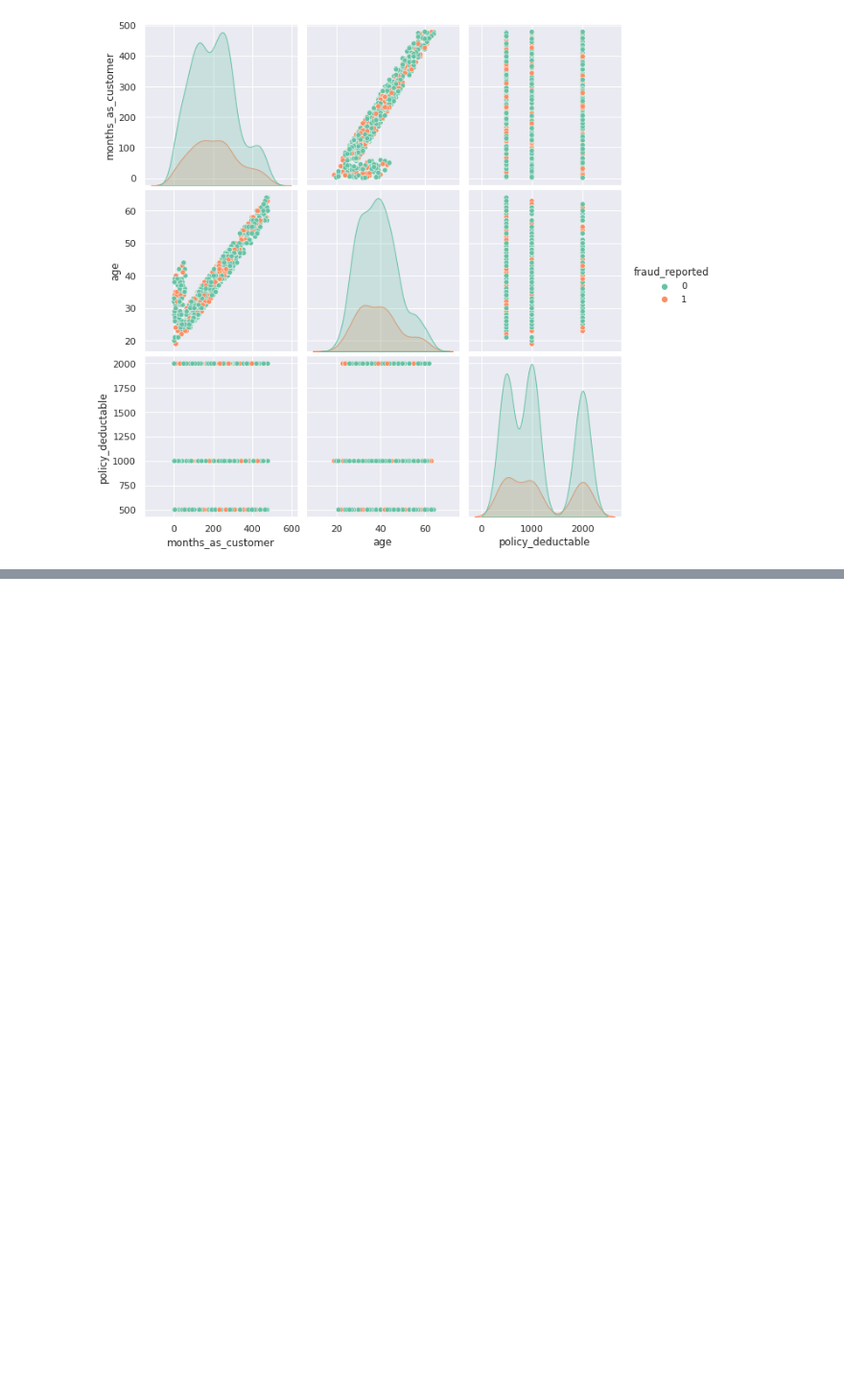
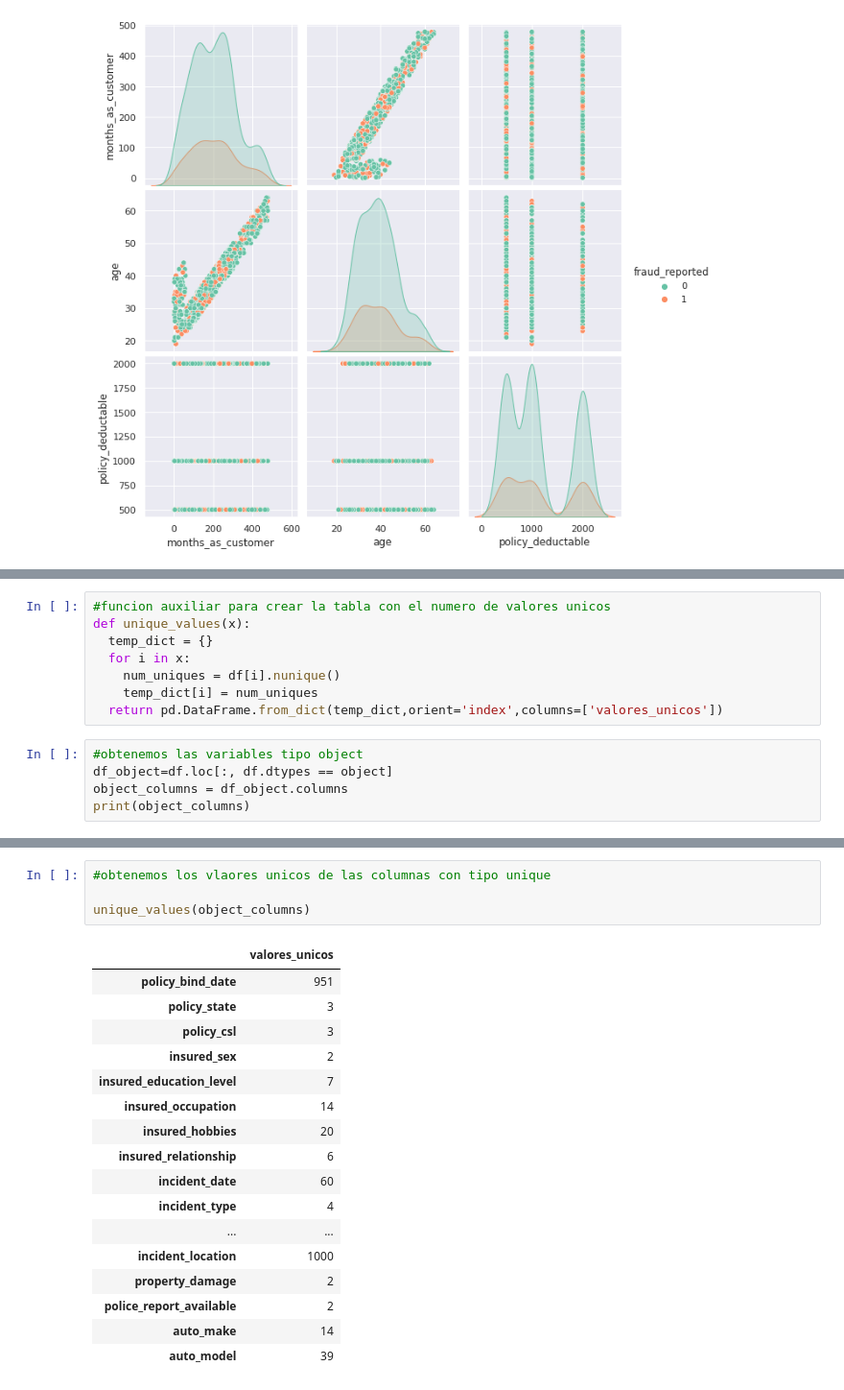
Before and after one commit to edx04/data-science, a Jupyter notebook: Entrega1Arellano.ipynb, the cells around one changed output, grey strips where cells are left out. Shown: that part at 96% size. Cells and saved outputs as stored; diff of their text form; blank space fills up the shorter version.

```diff
--- a/Entrega1Arellano.ipynb
+++ b/Entrega1Arellano.ipynb
@@ -206,0 +209,13 @@ p = sns.pairplot(df_pair,hue = 'fraud_reported' , size = 3 , palette = 'Set2')
+# %%
+#funcion auxiliar para crear la tabla con el numero de valores unicos
+def unique_values(x):
+  temp_dict = {}
+  for i in x:
+    num_uniques = df[i].nunique()
+    temp_dict[i] = num_uniques
+  return pd.DataFrame.from_dict(temp_dict,orient='index',columns=['valores_unicos'])
+# %%
+#obtenemos las variables tipo object
+df_object=df.loc[:, df.dtypes == object]
+object_columns = df_object.columns
+print(object_columns)
@@ -206,0 +231,22 @@ p = sns.pairplot(df_pair,hue = 'fraud_reported' , size = 3 , palette = 'Set2')
+# %%
+#obtenemos los vlaores unicos de las columnas con tipo unique
+
+unique_values(object_columns)
+# %% [output]
+|  | valores_unicos |
+| policy_bind_date | 951 |
+| policy_state | 3 |
+| policy_csl | 3 |
+| insured_sex | 2 |
+| insured_education_level | 7 |
+| insured_occupation | 14 |
+| insured_hobbies | 20 |
+| insured_relationship | 6 |
+| incident_date | 60 |
+| incident_type | 4 |
+| ... | ... |
+| incident_location | 1000 |
+| property_damage | 2 |
+| police_report_available | 2 |
+| auto_make | 14 |
+| auto_model | 39 |
```
Also changed, not shown: parts of 12 cells of this notebook.
